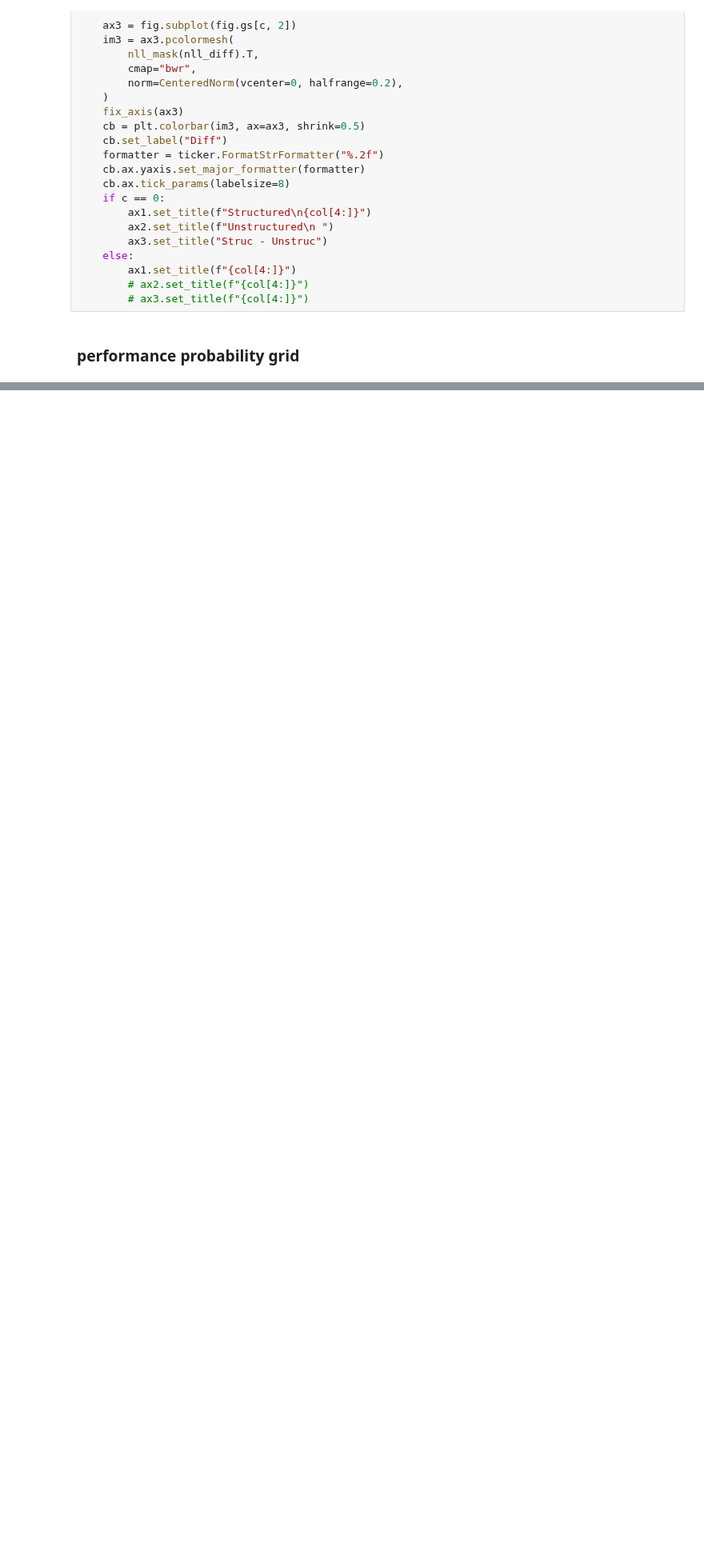
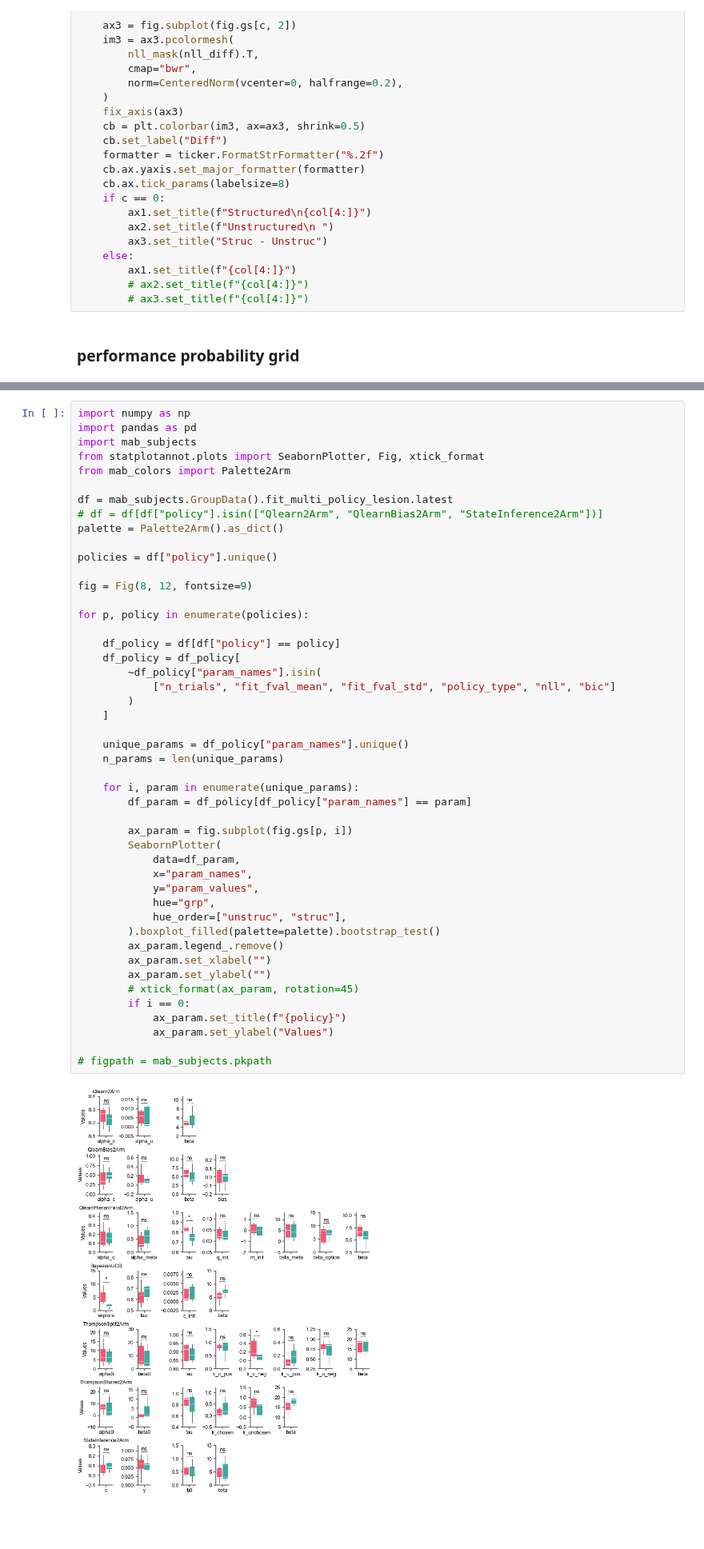
Before and after one commit to bapungiri/py_adlab_bg, a Jupyter notebook: mab_model_analysis.ipynb, the cells around one changed output, grey strips where cells are left out. Shown at 80% size. Cells and saved outputs as stored; diff of their text form; blank space fills up the shorter version.

```diff
--- a/mab_model_analysis.ipynb
+++ b/mab_model_analysis.ipynb
@@ -672,0 +683,49 @@ mab_subjects.GroupData().save(perf_mat_df, "perf_mat_fit_multi_policy")
+# %%
+import numpy as np
+import pandas as pd
+import mab_subjects
+from statplotannot.plots import SeabornPlotter, Fig, xtick_format
+from mab_colors import Palette2Arm
+
+df = mab_subjects.GroupData().fit_multi_policy_lesion.latest
+# df = df[df["policy"].isin(["Qlearn2Arm", "QlearnBias2Arm", "StateInference2Arm"])]
+palette = Palette2Arm().as_dict()
+
+policies = df["policy"].unique()
+
+fig = Fig(8, 12, fontsize=9)
+
+for p, policy in enumerate(policies):
+
+    df_policy = df[df["policy"] == policy]
+    df_policy = df_policy[
+        ~df_policy["param_names"].isin(
+            ["n_trials", "fit_fval_mean", "fit_fval_std", "policy_type", "nll", "bic"]
+        )
+    ]
+
+    unique_params = df_policy["param_names"].unique()
+    n_params = len(unique_params)
+
+    for i, param in enumerate(unique_params):
+        df_param = df_policy[df_policy["param_names"] == param]
+
+        ax_param = fig.subplot(fig.gs[p, i])
+        SeabornPlotter(
+            data=df_param,
+            x="param_names",
+            y="param_values",
+            hue="grp",
+            hue_order=["unstruc", "struc"],
+        ).boxplot_filled(palette=palette).bootstrap_test()
+        ax_param.legend_.remove()
+        ax_param.set_xlabel("")
+        ax_param.set_ylabel("")
+        # xtick_format(ax_param, rotation=45)
+        if i == 0:
+            ax_param.set_title(f"{policy}")
+            ax_param.set_ylabel("Values")
+
+# figpath = mab_subjects.pkpath
+# %% [output]
+[figure, added]
```
Also changed, not shown: parts of 9 cells of this notebook, 4 other files.
